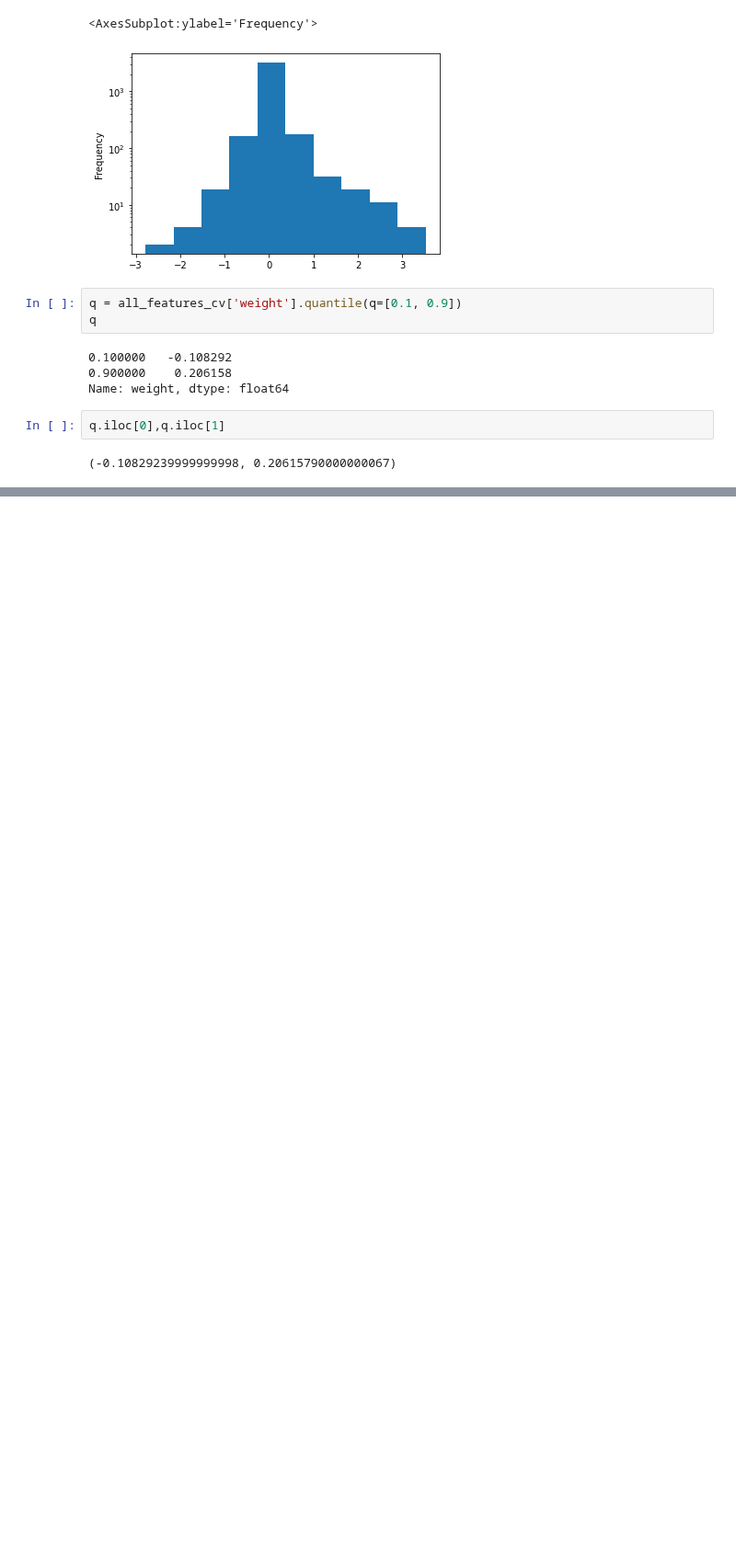
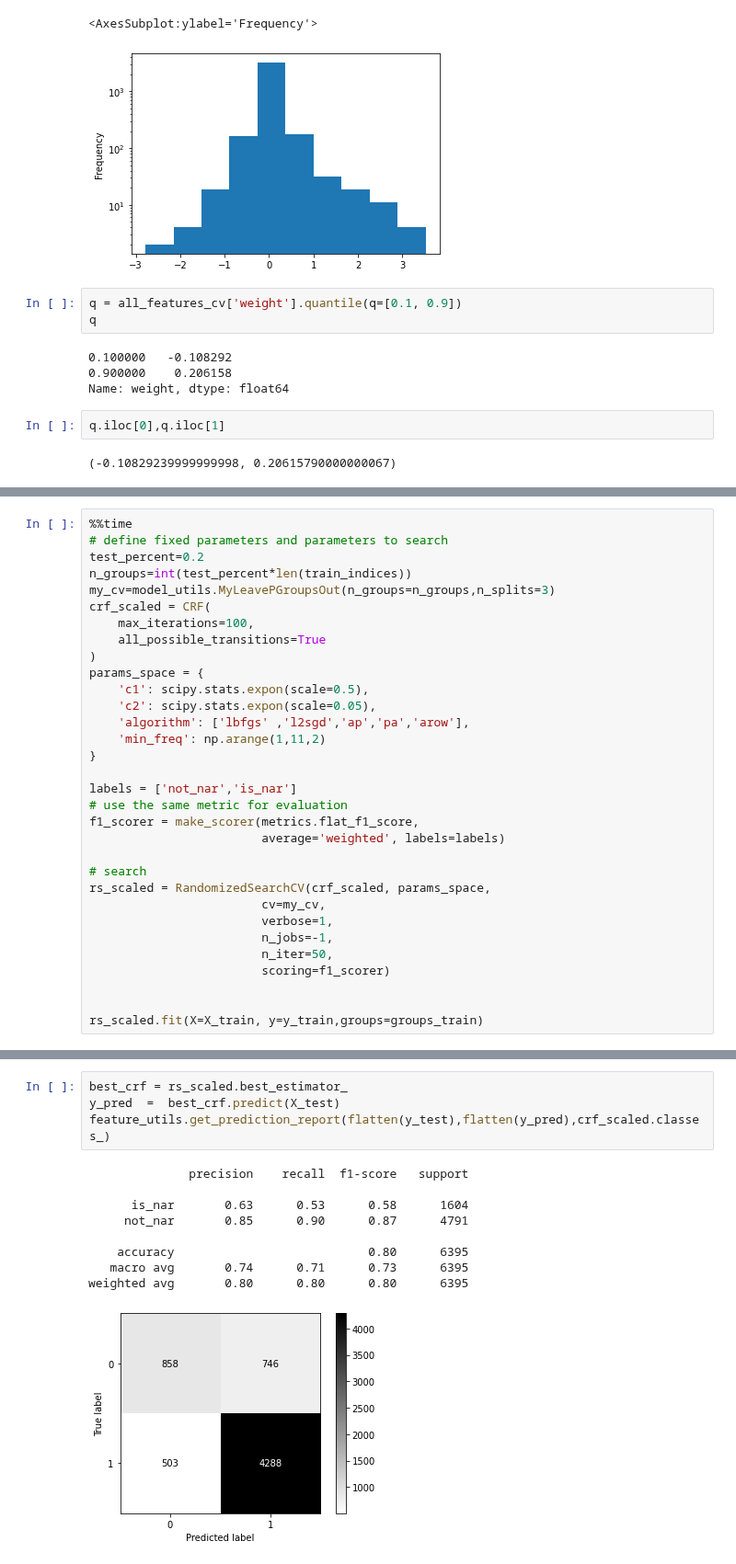
Before and after one commit to Sofy34/personal_strudy, a Jupyter notebook: thesis/11_MinMaxScaler_no_stop.ipynb, the cells around one changed output, grey strips where cells are left out. Shown at 92% size. Saved outputs shown, nothing was run; the diff lists cells and outputs as text; blank space fills up the shorter version.

Commit message:
predict on best estimator without stop words. get weighted F1 .80

```diff
--- a/thesis/11_MinMaxScaler_no_stop.ipynb
+++ b/thesis/11_MinMaxScaler_no_stop.ipynb
@@ -392,0 +395,32 @@ q.iloc[0],q.iloc[1]
+# %%
+%%time
+# define fixed parameters and parameters to search
+test_percent=0.2
+n_groups=int(test_percent*len(train_indices))
+my_cv=model_utils.MyLeavePGroupsOut(n_groups=n_groups,n_splits=3)
+crf_scaled = CRF(
+    max_iterations=100,
+    all_possible_transitions=True
+)
+params_space = {
+    'c1': scipy.stats.expon(scale=0.5),
+    'c2': scipy.stats.expon(scale=0.05),
+    'algorithm': ['lbfgs' ,'l2sgd','ap','pa','arow'],
+    'min_freq': np.arange(1,11,2)
+}
+
+labels = ['not_nar','is_nar']
+# use the same metric for evaluation
+f1_scorer = make_scorer(metrics.flat_f1_score,
+                        average='weighted', labels=labels)
+
+# search
+rs_scaled = RandomizedSearchCV(crf_scaled, params_space,
+                        cv=my_cv,
+                        verbose=1,
+                        n_jobs=-1,
+                        n_iter=50,
+                        scoring=f1_scorer)
+
+
+rs_scaled.fit(X=X_train, y=y_train,groups=groups_train)
@@ -392,0 +468,14 @@ q.iloc[0],q.iloc[1]
+# %%
+best_crf = rs_scaled.best_estimator_
+y_pred  =  best_crf.predict(X_test)
+feature_utils.get_prediction_report(flatten(y_test),flatten(y_pred),crf_scaled.classes_)
+# %% [output]
+              precision    recall  f1-score   support
+
+      is_nar       0.63      0.53      0.58      1604
+     not_nar       0.85      0.90      0.87      4791
+
+    accuracy                           0.80      6395
+   macro avg       0.74      0.71      0.73      6395
+weighted avg       0.80      0.80      0.80      6395
+[figure, added]
```
Also changed, not shown: parts of 17 cells of this notebook.
